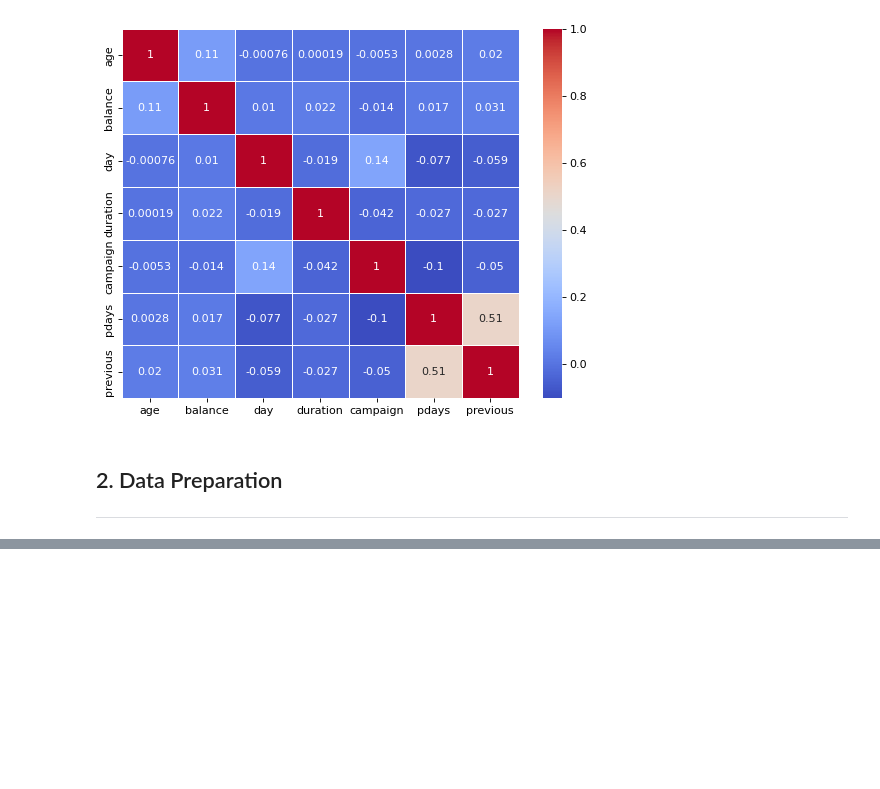
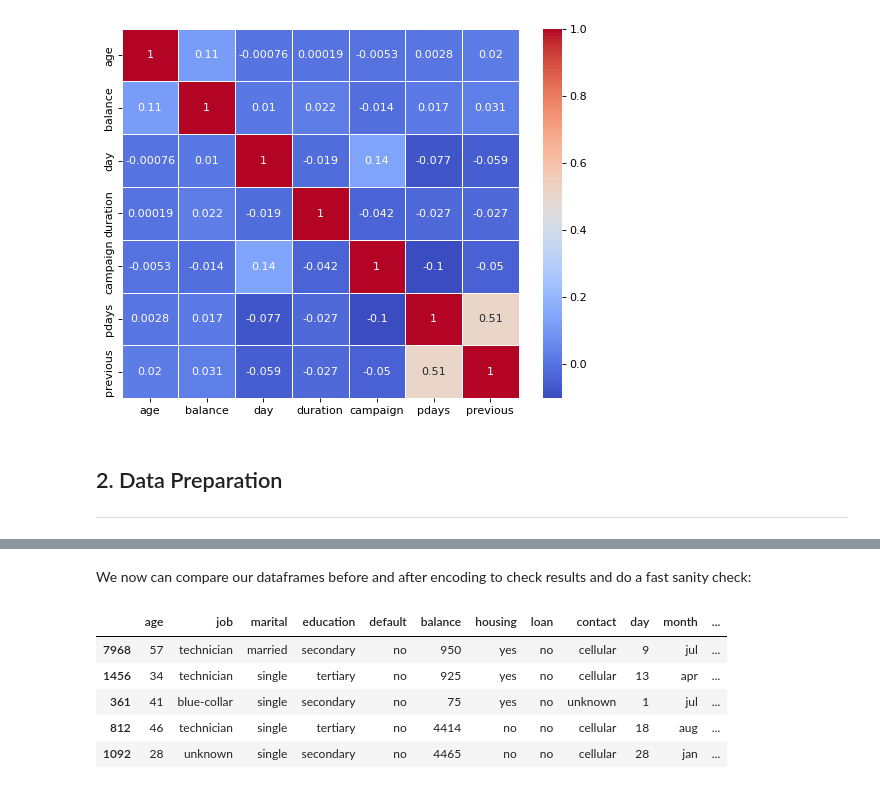
Before and after one commit to facundoriosds/Project-10-Marketing-Strategy, a Jupyter notebook: P10_part_1.ipynb, the cells around one changed output, grey strips where cells are left out. Cells and saved outputs as stored; diff of their text form; code cells hidden in the pictures; blank space fills up the shorter version.

```diff
--- a/P10_part_1.ipynb
+++ b/P10_part_1.ipynb
@@ -279,0 +315,3 @@ In this part Outliers will be filtered, and given we'll train a XGBoost we'll us
+# %%
+data['deposit'] = (data['deposit'] == 'yes').astype(int)
+# data['deposit'] = data['deposit'].map({'yes': 0, 'no': 1})
@@ -279,0 +322,7 @@ In this part Outliers will be filtered, and given we'll train a XGBoost we'll us
+# %%
+X_train, X_test, y_train, y_test = train_test_split(
+    data.drop('deposit', axis=1),
+    data['deposit'],
+    test_size=0.3,
+    # stratify=data['deposit'],
+    random_state=42)
@@ -279,0 +368,11 @@ In this part Outliers will be filtered, and given we'll train a XGBoost we'll us
+# %% [markdown]
+We now can compare our dataframes before and after encoding to check results and do a fast sanity check:
+# %%
+X_train.head()
+# %% [output]
+|  | age | job | marital | education | default | balance | housing | loan | contact | day | month | ... |
+| 7968 | 57 | technician | married | secondary | no | 950 | yes | no | cellular | 9 | jul | ... |
+| 1456 | 34 | technician | single | tertiary | no | 925 | yes | no | cellular | 13 | apr | ... |
+| 361 | 41 | blue-collar | single | secondary | no | 75 | yes | no | unknown | 1 | jul | ... |
+| 812 | 46 | technician | single | tertiary | no | 4414 | no | no | cellular | 18 | aug | ... |
+| 1092 | 28 | unknown | single | secondary | no | 4465 | no | no | cellular | 28 | jan | ... |
```
Also changed, not shown: parts of 35 cells of this notebook.
